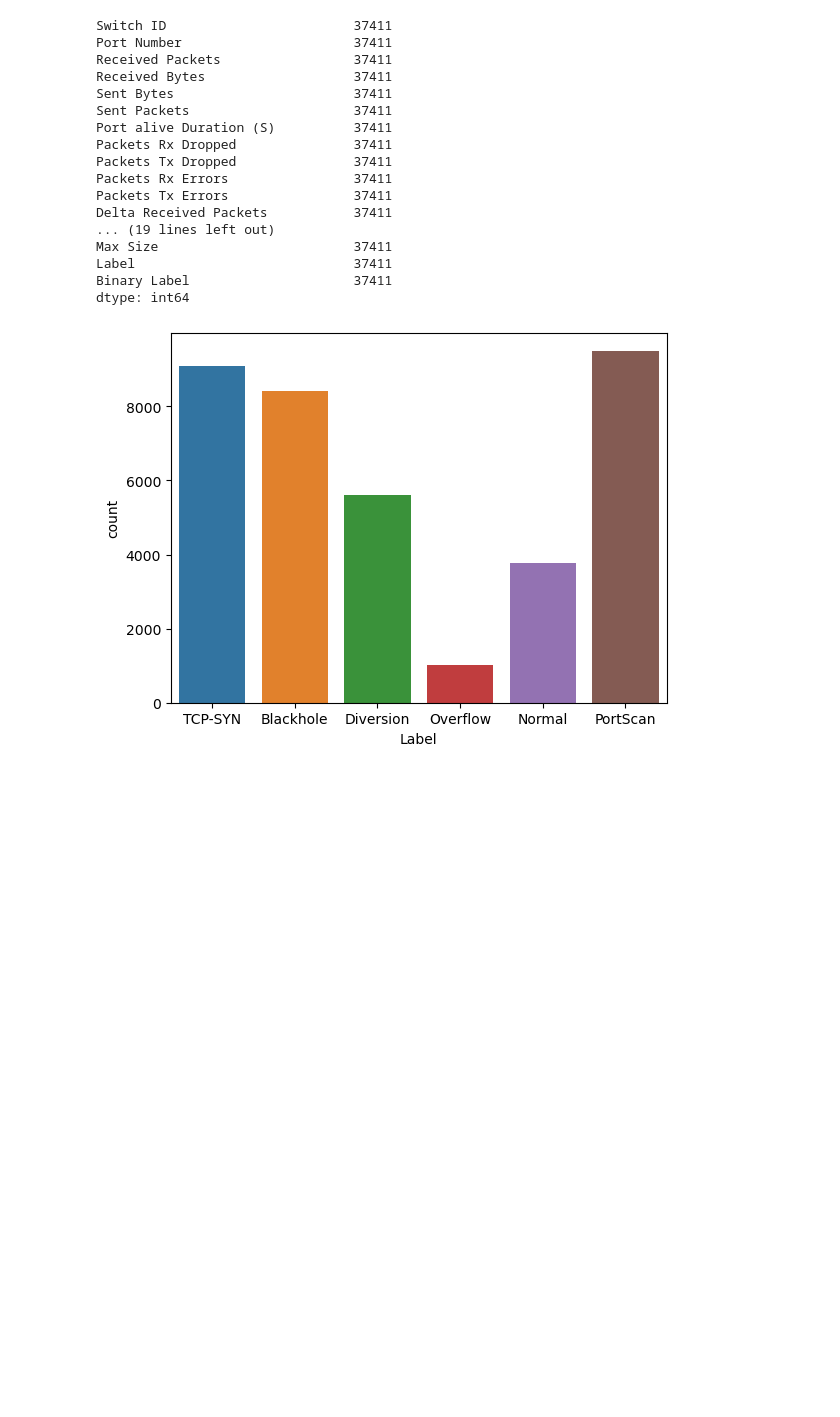
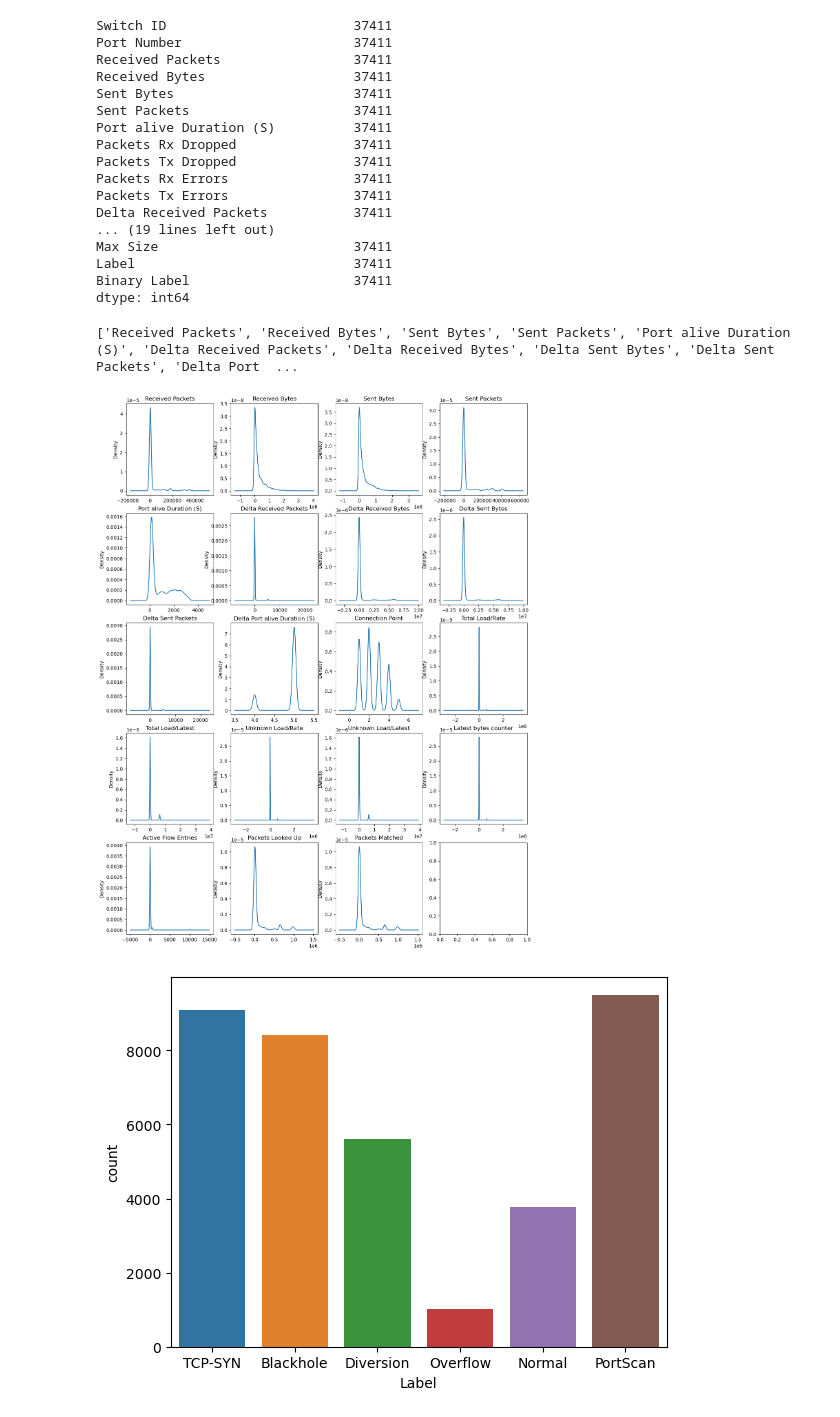
Before and after one commit to anandhumohan/UNR-IDD-Classification, a Jupyter notebook: UNR-IDD_RF.ipynb, the cells around one changed output. Drawn from its saved outputs; the diff is of its cells as text; code cells hidden in the pictures; blank space fills up the shorter version.

```diff
--- a/UNR-IDD_RF.ipynb
+++ b/UNR-IDD_RF.ipynb
@@ -111,6 +111,24 @@ Max Size                         37411
 Label                            37411
 Binary Label                     37411
 dtype: int64
+# %%
+numeric_features = ['Received Packets', 'Received Bytes', 'Sent Bytes', 'Sent Packets', 'Port alive Duration (S)', 'Delta Received Packets', 'Delta Received Bytes', 'Delta Sent Bytes', 'Delta Sent Packets', 'Delta Port alive Duration (S)', 'Connection Point', 'Total Load/Rate', 'Total Load/Latest', 'Unknown Load/Rate', 'Unknown Load/Latest', 'Latest bytes counter', 'Active Flow Entries', 'Packets Looked Up', 'Packets Matched']
+# %%
+print(numeric_features)
+# %% [output]
+['Received Packets', 'Received Bytes', 'Sent Bytes', 'Sent Packets', 'Port alive Duration (S)', 'Delta Received Packets', 'Delta Received Bytes', 'Delta Sent Bytes', 'Delta Sent Packets', 'Delta Port  ...
+# %%
+fig,ax = plt.subplots(5,4,figsize=(15,20))
+row = col = 0
+for n,i in enumerate(numeric_features):
+    if (n%4 == 0) & (n > 0):
+        row += 1
+        col = 0
+    data[i].plot(kind="kde",ax=ax[row,col])
+    ax[row,col].set_title(i)
+    col += 1
+# %% [output]
+[figure, added]
 # %%
 sns.countplot(x ='Label', data = data)
 plt.show()
```
Also changed, not shown: 2 other files.
